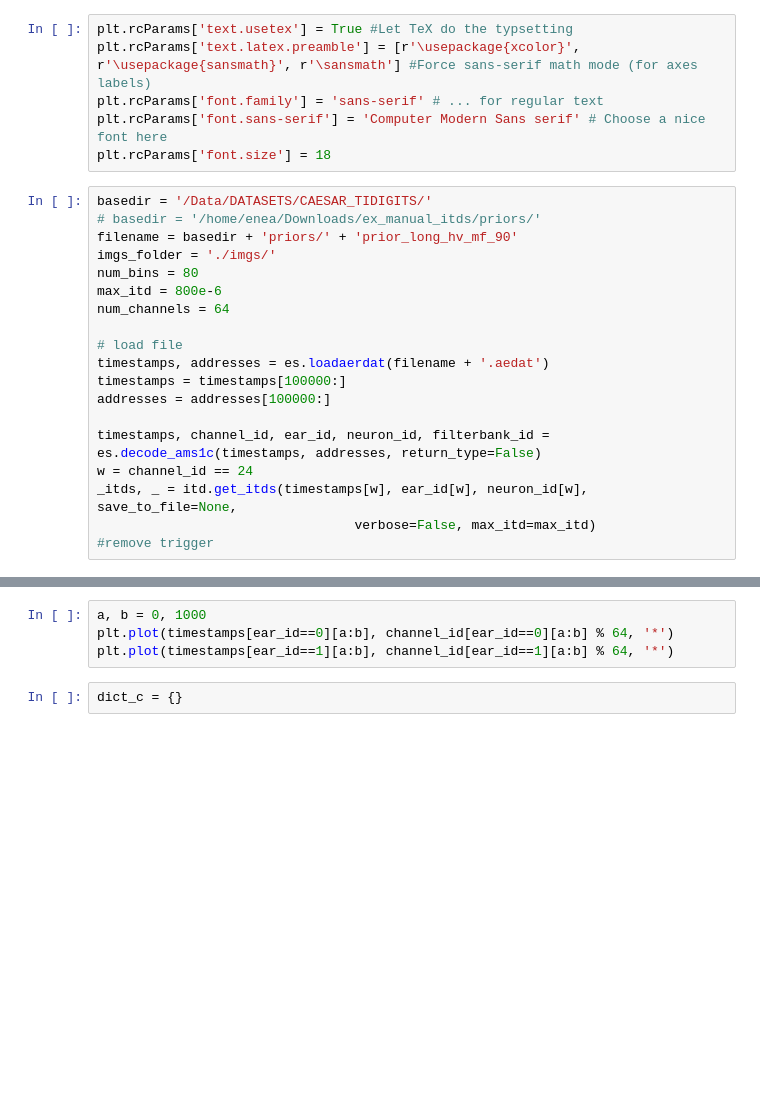
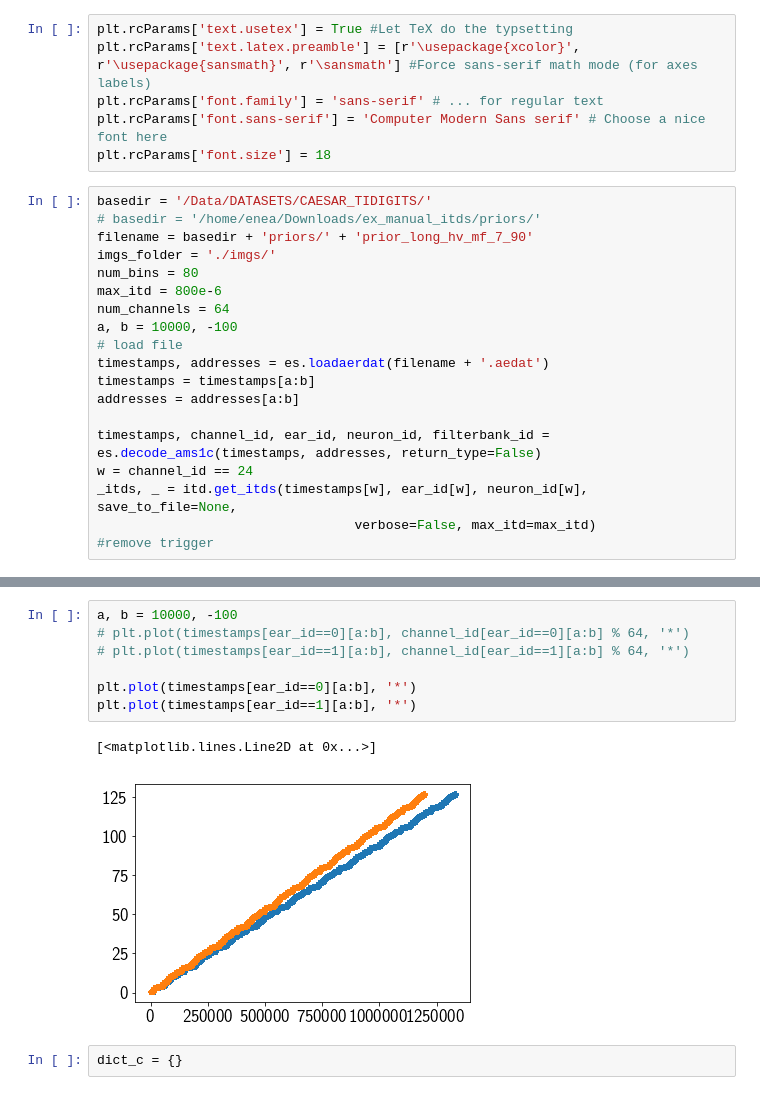
Before and after one commit to SensorsAudioINI/caesar_icassp2019, a Jupyter notebook: check_priors.ipynb, the cells around one changed output, grey strips where cells are left out. Drawn from its saved outputs; the diff is of its cells as text; blank space fills up the shorter version.

```diff
--- a/check_priors.ipynb
+++ b/check_priors.ipynb
@@ -29,16 +29,16 @@ plt.rcParams['font.size'] = 18
 # %%
 basedir = '/Data/DATASETS/CAESAR_TIDIGITS/'
 # basedir = '/home/enea/Downloads/ex_manual_itds/priors/'
-filename = basedir + 'priors/' + 'prior_long_hv_mf_90'
+filename = basedir + 'priors/' + 'prior_long_hv_mf_7_90'
 imgs_folder = './imgs/'
 num_bins = 80
 max_itd = 800e-6
 num_channels = 64
-
+a, b = 10000, -100
 # load file
 timestamps, addresses = es.loadaerdat(filename + '.aedat')
-timestamps = timestamps[100000:]
-addresses = addresses[100000:]
+timestamps = timestamps[a:b]
+addresses = addresses[a:b]
 
 timestamps, channel_id, ear_id, neuron_id, filterbank_id = es.decode_ams1c(timestamps, addresses, return_type=False)
 w = channel_id == 24
@@ -50,7 +52,13 @@ a = plt.hist(_itds, 100)
 # %%
-a, b = 0, 1000
-plt.plot(timestamps[ear_id==0][a:b], channel_id[ear_id==0][a:b] % 64, '*')
-plt.plot(timestamps[ear_id==1][a:b], channel_id[ear_id==1][a:b] % 64, '*')
+a, b = 10000, -100
+# plt.plot(timestamps[ear_id==0][a:b], channel_id[ear_id==0][a:b] % 64, '*')
+# plt.plot(timestamps[ear_id==1][a:b], channel_id[ear_id==1][a:b] % 64, '*')
+
+plt.plot(timestamps[ear_id==0][a:b], '*')
+plt.plot(timestamps[ear_id==1][a:b], '*')
+# %% [output]
+[<matplotlib.lines.Line2D at 0x...>]
+[figure, added]
 # %%
 dict_c = {}
 # %%
```
Also changed, not shown: parts of 20 cells of this notebook, 6 other files.
